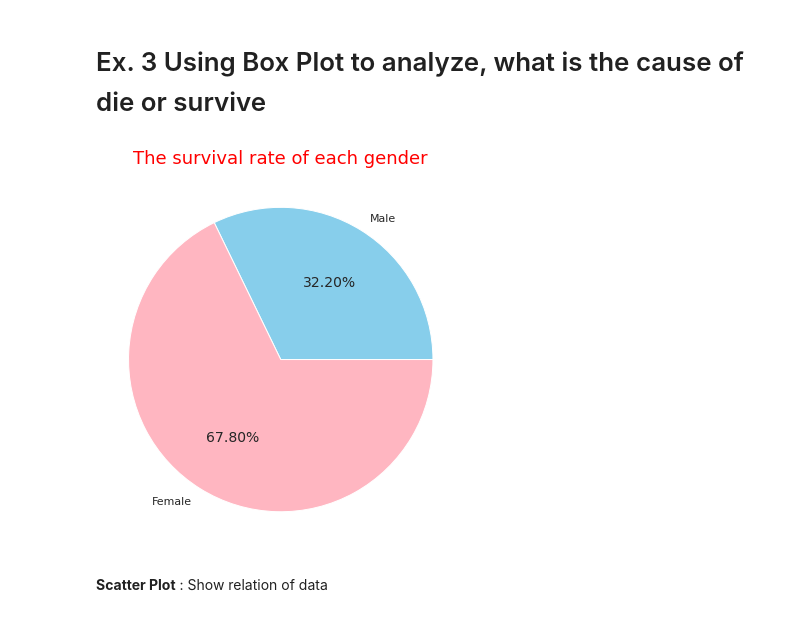
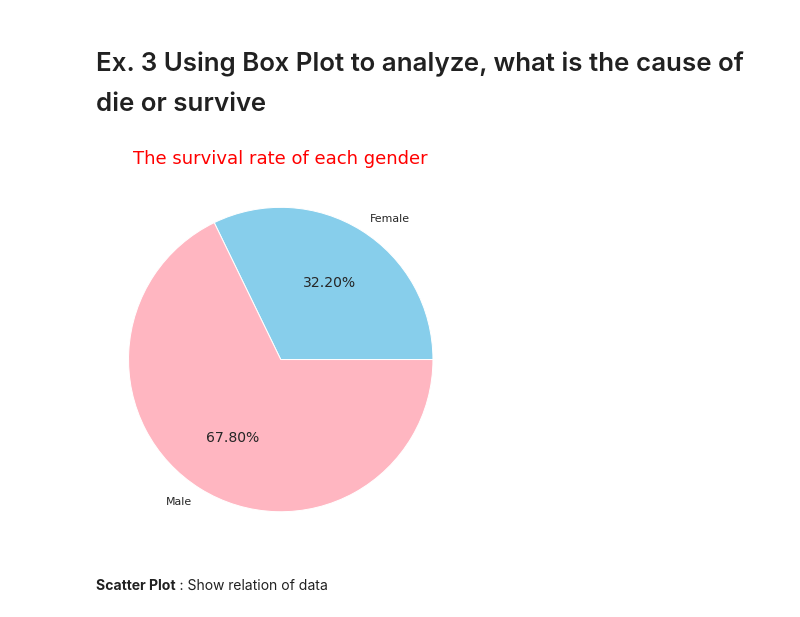
Before and after one commit to thebestxziibook/BDM, a Jupyter notebook: bdm-hw-week-4-612110234-sitthikorn.ipynb, the cells around one changed output. Drawn from its saved outputs; the diff is of its cells as text; code cells hidden in the pictures.

```diff
--- a/bdm-hw-week-4-612110234-sitthikorn.ipynb
+++ b/bdm-hw-week-4-612110234-sitthikorn.ipynb
@@ -318,16 +318,16 @@ plt.boxplot([relative[survive=='No'], relative[survive=='Yes'] ], labels = ['die
 # %%
 plt.figure(1, figsize=(14,7))
 
 survived = [sum(np.logical_and(titanics[:,1]=='Male', titanics[:,4]=='Yes'))/sum(titanics[:,4]=='Yes'),
             sum(np.logical_and(titanics[:,1]=='Female', titanics[:,4]=='Yes'))/sum(titanics[:,4]=='Yes')]
 
 plt.subplot(1,2,1)
 plt.title('The survival rate of each gender', color='Red',size=(18))
 plt.axis('equal')
-plt.pie(survived, labels=['Male', 'Female'], autopct='%1.2f%%', startangle=0 , colors = ['Skyblue','Lightpink'] )
+plt.pie(survived, labels=['Female', 'Male'], autopct='%1.2f%%', startangle=0 , colors = ['Skyblue','Lightpink'] )
 plt.show()
 # %% [output]
-[figure, old version]
+[figure, new version]
 # %% [markdown]
 <b>Scatter Plot</b> : Show relation of data
 # %%
```
